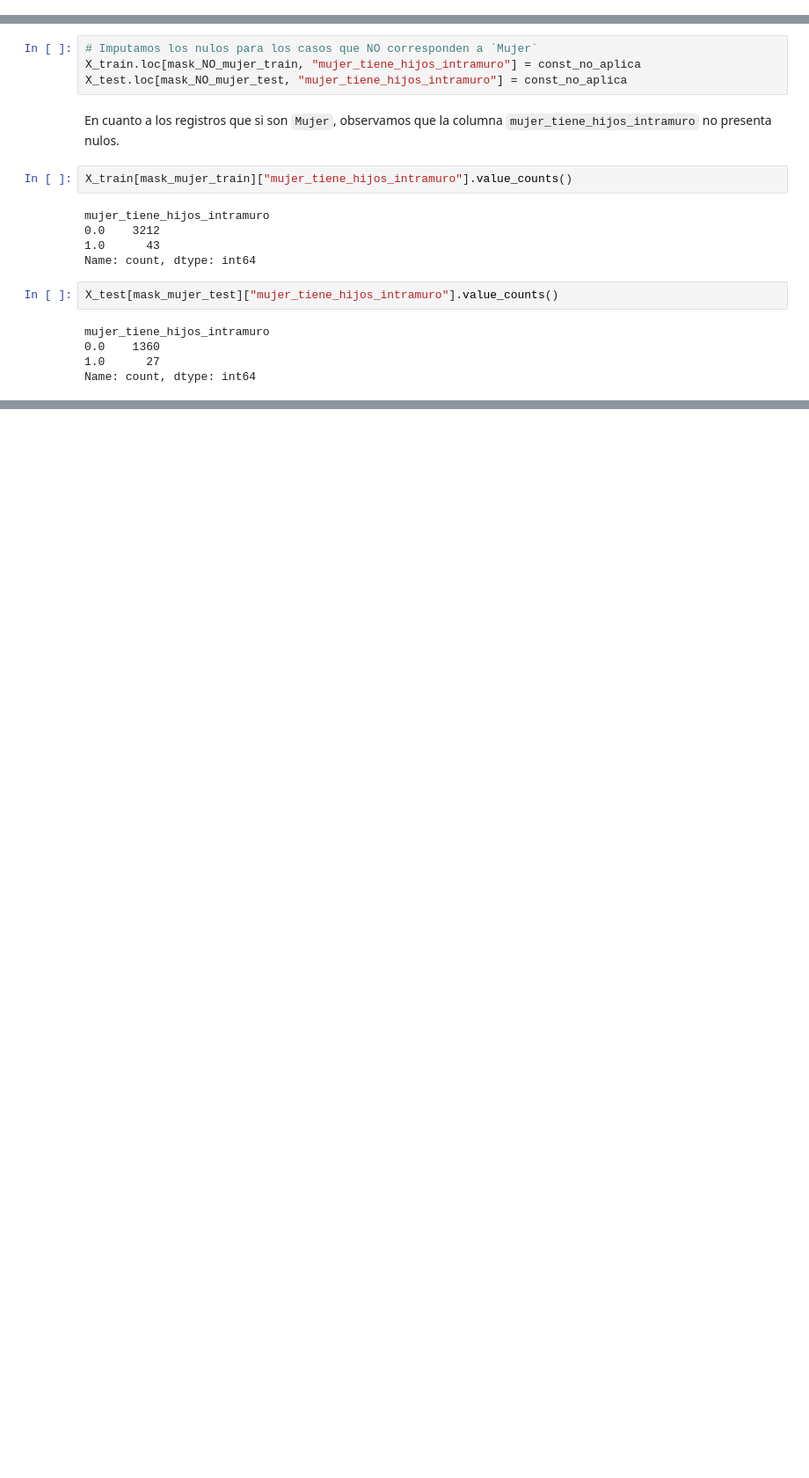
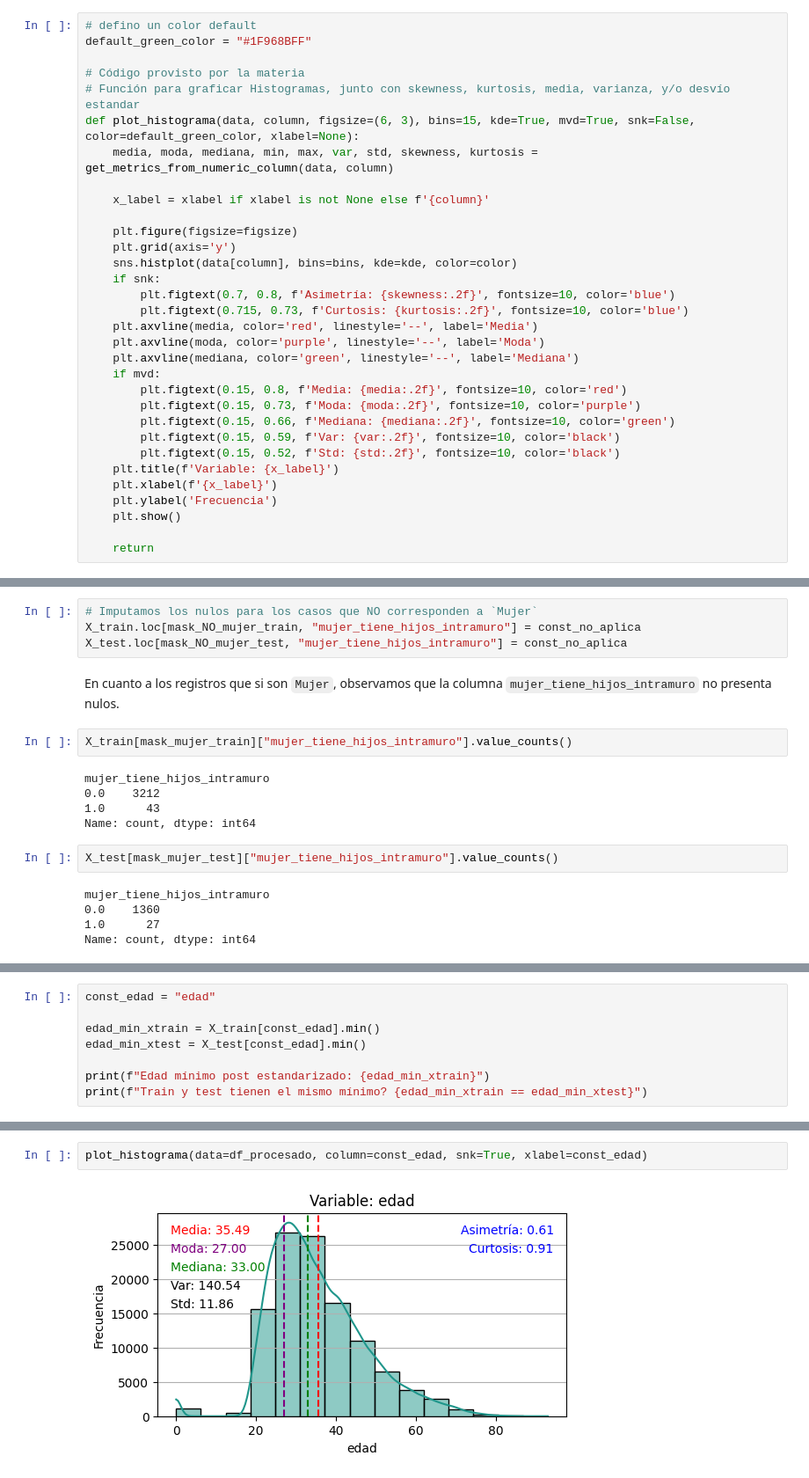
Before and after one commit to gasper-az/CEIA_Analisis_de_datos, a Jupyter notebook: trabajos_practicos/resolucion_tp_02/tp_02.ipynb, the cells around one changed output, grey strips where cells are left out. Shown: that part at 88% size. Saved outputs shown, nothing was run; the diff lists cells and outputs as text; blank space fills up the shorter version.

Commit message:
[WIP][TP-02] Paso 3.3.1 - Imputación de edad por mediana

```diff
--- a/trabajos_practicos/resolucion_tp_02/tp_02.ipynb
+++ b/trabajos_practicos/resolucion_tp_02/tp_02.ipynb
@@ -26,0 +55,32 @@ pd.options.display.max_columns = 100
+# %%
+# defino un color default
+default_green_color = "#1F968BFF"
+
+# Código provisto por la materia
+# Función para graficar Histogramas, junto con skewness, kurtosis, media, varianza, y/o desvío estandar
+def plot_histograma(data, column, figsize=(6, 3), bins=15, kde=True, mvd=True, snk=False, color=default_green_color, xlabel=None):
+    media, moda, mediana, min, max, var, std, skewness, kurtosis = get_metrics_from_numeric_column(data, column)
+
+    x_label = xlabel if xlabel is not None else f'{column}'
+
+    plt.figure(figsize=figsize)
+    plt.grid(axis='y')
+    sns.histplot(data[column], bins=bins, kde=kde, color=color)
+    if snk:
+        plt.figtext(0.7, 0.8, f'Asimetría: {skewness:.2f}', fontsize=10, color='blue')
+        plt.figtext(0.715, 0.73, f'Curtosis: {kurtosis:.2f}', fontsize=10, color='blue')
+    plt.axvline(media, color='red', linestyle='--', label='Media')
+    plt.axvline(moda, color='purple', linestyle='--', label='Moda')
+    plt.axvline(mediana, color='green', linestyle='--', label='Mediana')
+    if mvd:
+        plt.figtext(0.15, 0.8, f'Media: {media:.2f}', fontsize=10, color='red')
+        plt.figtext(0.15, 0.73, f'Moda: {moda:.2f}', fontsize=10, color='purple')
+        plt.figtext(0.15, 0.66, f'Mediana: {mediana:.2f}', fontsize=10, color='green')
+        plt.figtext(0.15, 0.59, f'Var: {var:.2f}', fontsize=10, color='black')
+        plt.figtext(0.15, 0.52, f'Std: {std:.2f}', fontsize=10, color='black')
+    plt.title(f'Variable: {x_label}')
+    plt.xlabel(f'{x_label}')
+    plt.ylabel('Frecuencia')
+    plt.show()
+
+    return
@@ -443,0 +575,8 @@ Name: count, dtype: int64
+# %%
+const_edad = "edad"
+
+edad_min_xtrain = X_train[const_edad].min()
+edad_min_xtest = X_test[const_edad].min()
+
+print(f"Edad mínimo post estandarizado: {edad_min_xtrain}")
+print(f"Train y test tienen el mismo mínimo? {edad_min_xtrain == edad_min_xtest}")
@@ -443,0 +597,4 @@ Name: count, dtype: int64
+# %%
+plot_histograma(data=df_procesado, column=const_edad, snk=True, xlabel=const_edad)
+# %% [output]
+[figure, added]
```
Also changed, not shown: parts of 29 cells of this notebook.
